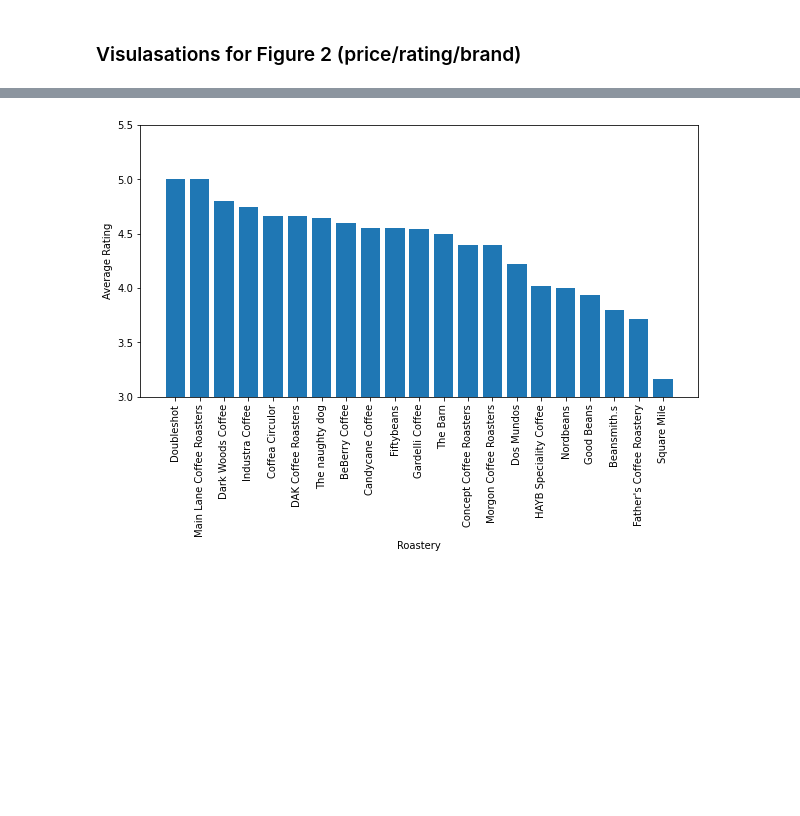
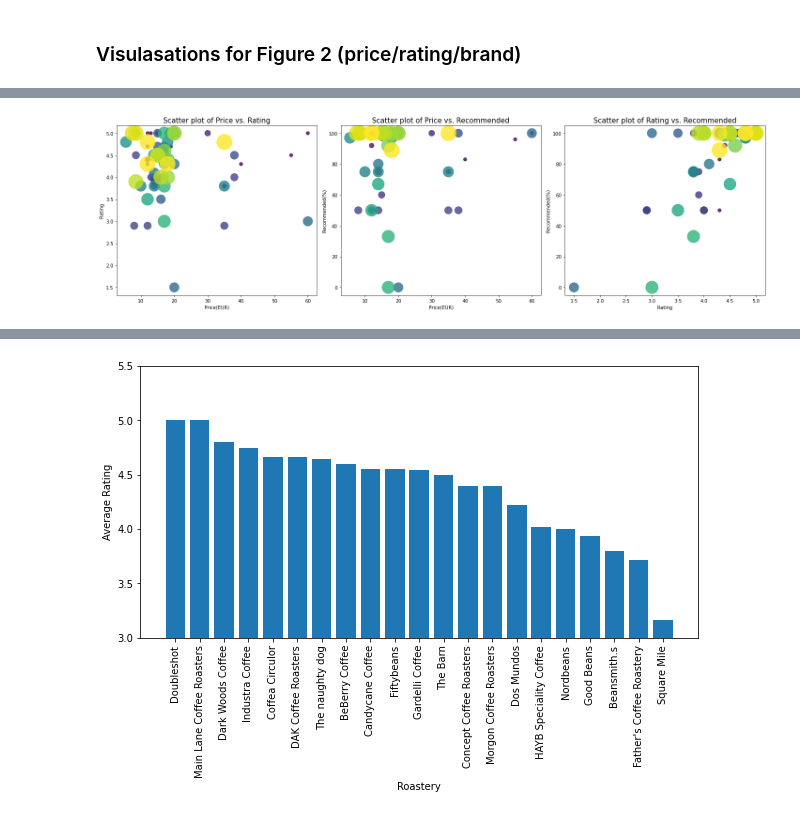
Before and after one commit to com-480-data-visualization/project-2023-kingdom_of_kaffa, a Jupyter notebook: dataset_analysis/kofio_da.ipynb, the cells around one changed output, grey strips where cells are left out. Drawn from its saved outputs; the diff is of its cells as text; code cells hidden in the pictures; blank space fills up the shorter version.

Commit message:
Save the image for brand/price/rating

```diff
--- a/dataset_analysis/kofio_da.ipynb
+++ b/dataset_analysis/kofio_da.ipynb
@@ -117 +98,28 @@ plt.show()
+# %%
+fig, (ax1, ax2, ax3) = plt.subplots(1, 3, figsize=(20, 6))
+
+unique_vals, label_indices = pd.factorize(df_fig2["Roastery"])
+unique_vals += 1 # this is done to remove value 0
+x, y  = df_fig2["Price"], df_fig2["Rating"]
+
+# Price vs. Rating
+ax1.scatter(df_fig2["Price"], df_fig2["Rating"], c=unique_vals, s=unique_vals*50, alpha=0.8)
+ax1.set(xlabel= "Price(EUR)", ylabel = "Rating")
+ax1.set_title("Scatter plot of Price vs. Rating", fontsize=15)
+
+# Scatter plot of Price vs. Recommended
+ax2.scatter(df_fig2["Price"],  df_fig2["Recommended"], c=unique_vals, s=unique_vals*50, alpha=0.8)
+ax2.set(xlabel= "Price(EUR)", ylabel = "Recommended(%)")
+ax2.set_title("Scatter plot of Price vs. Recommended", fontsize=15)
+
+# Scatter plot of Rating vs. Recommended
+ax3.scatter(df_fig2["Rating"], df_fig2["Recommended"], c=unique_vals, s=unique_vals*50, alpha=0.8)
+ax3.set(xlabel= "Rating", ylabel = "Recommended(%)")
+ax3.set_title("Scatter plot of Rating vs. Recommended", fontsize=15)
+
+
+fig.tight_layout()
+fig.savefig("images/brand_price_rating.jpg")
+# %% [output]
+[figure, added]
 # %%
```
Also changed, not shown: parts of 3 cells of this notebook, 1 other file.
